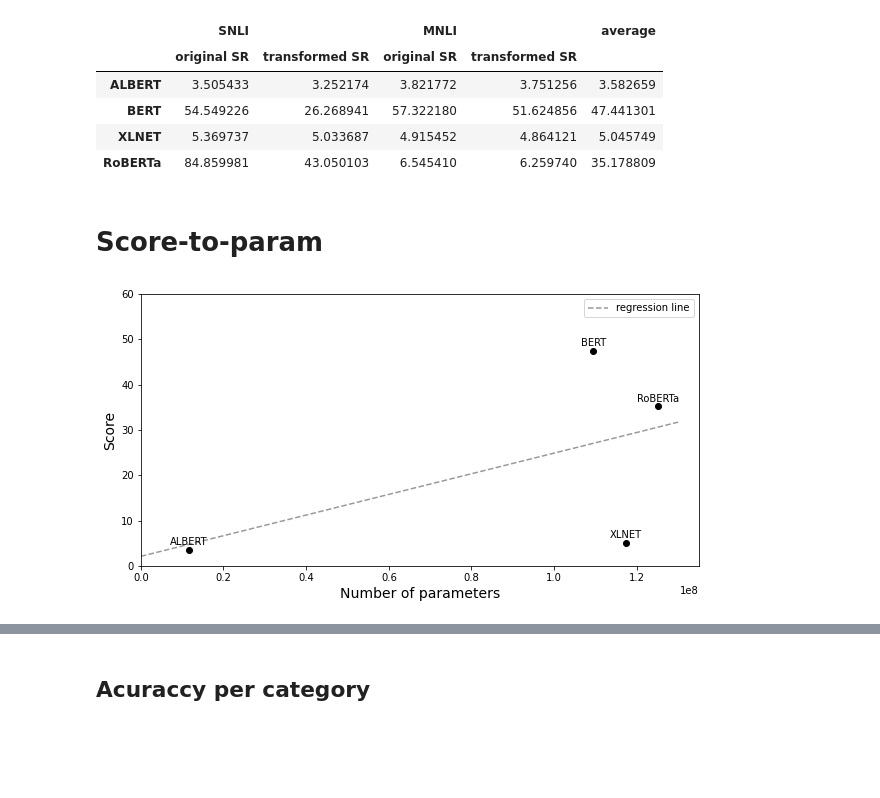
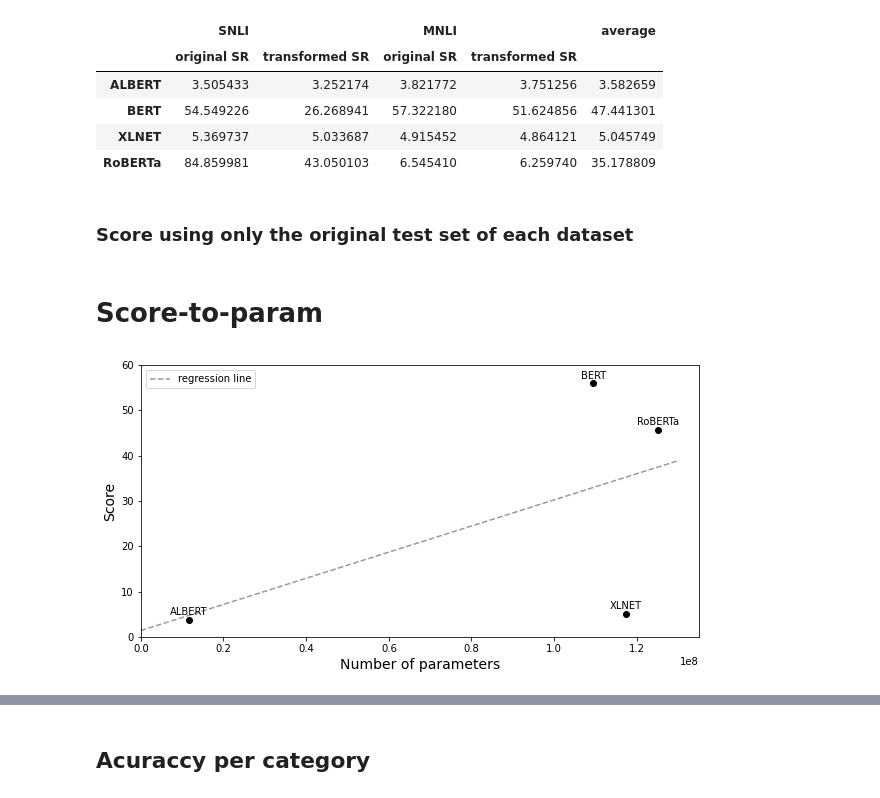
Before and after one commit to lukewanless/looking-for-equivalences, a Jupyter notebook: src/analysis1_quantitative_results.ipynb, the cells around one changed output, grey strips where cells are left out. Saved outputs shown, nothing was run; the diff lists cells and outputs as text; code cells hidden in the pictures; blank space fills up the shorter version.

```diff
--- a/src/analysis1_quantitative_results.ipynb
+++ b/src/analysis1_quantitative_results.ipynb
@@ -1329,13 +1329,16 @@ display(HTML(final_table.to_html()))
 | BERT | 54.549226 | 26.268941 | 57.322180 | 51.624856 | 47.441301 |
 | XLNET | 5.369737 | 5.033687 | 4.915452 | 4.864121 | 5.045749 |
 | RoBERTa | 84.859981 | 43.050103 | 6.545410 | 6.259740 | 35.178809 |
+# %% [markdown]
+### Score using only the original test set of each dataset
 # %%
 deep_models = ["BERT", "RoBERTa", "ALBERT", "XLNET"]
 n_params = [109484547, 125238531, 11685891, 117311235]
 deep_models = list(zip(n_params, deep_models))
 deep_models.sort()
 n_params = [i[0] for i in deep_models]
-score = final_table[('average ',               '')]
+score =  (final_table[(    'SNLI',    'original SR')] + final_table[(    'MNLI',    'original SR')])  / 2
+# score =  final_table[('average ',               '')]
 score.name = "score"
 score.index.name = "model"
 score = score.reset_index()
@@ -1355,31 +1358,31 @@ beta0, beta1 = res.params
 
 f = lambda x: beta1*x + beta0
 x = np.linspace(0, 1.3e8, 100)
 y = f(x)
 
 fig, ax = plt.subplots(figsize=(10,5))
 
 # plot the chart
 ax.plot(x, y, color="k", linestyle="--", alpha=0.4, label="regression line")
 ax.scatter(xs,ys, color="k")
 # zip joins x and y coordinates in pairs
 for x,y,label in zip(xs,ys, labels):
 
     # this method is called for each point
     ax.annotate(label, # this is the text
                  (x,y), # this is the point to label
                  textcoords="offset points", # how to position the text
                  xytext=(0,5), # distance from text to points (x,y)
                  ha='center', # horizontal alignment can be left, right or center
                  color="k")
 
 
 ax.set(xlim=(0, 1.35e8), ylim=(0, 60))
 ax.set_xlabel("Number of parameters", fontsize=14);
 ax.set_ylabel("Score", fontsize=14);
 ax.legend(loc="best");
 
 fig.savefig('figs/paper/score_params.png', bbox_inches=None, pad_inches=0.5)
 # %% [output]
 # Score-to-param
-[figure, old version]
+[figure, new version]
```
Also changed, not shown: parts of 1 cell of this notebook, 1 other file.
